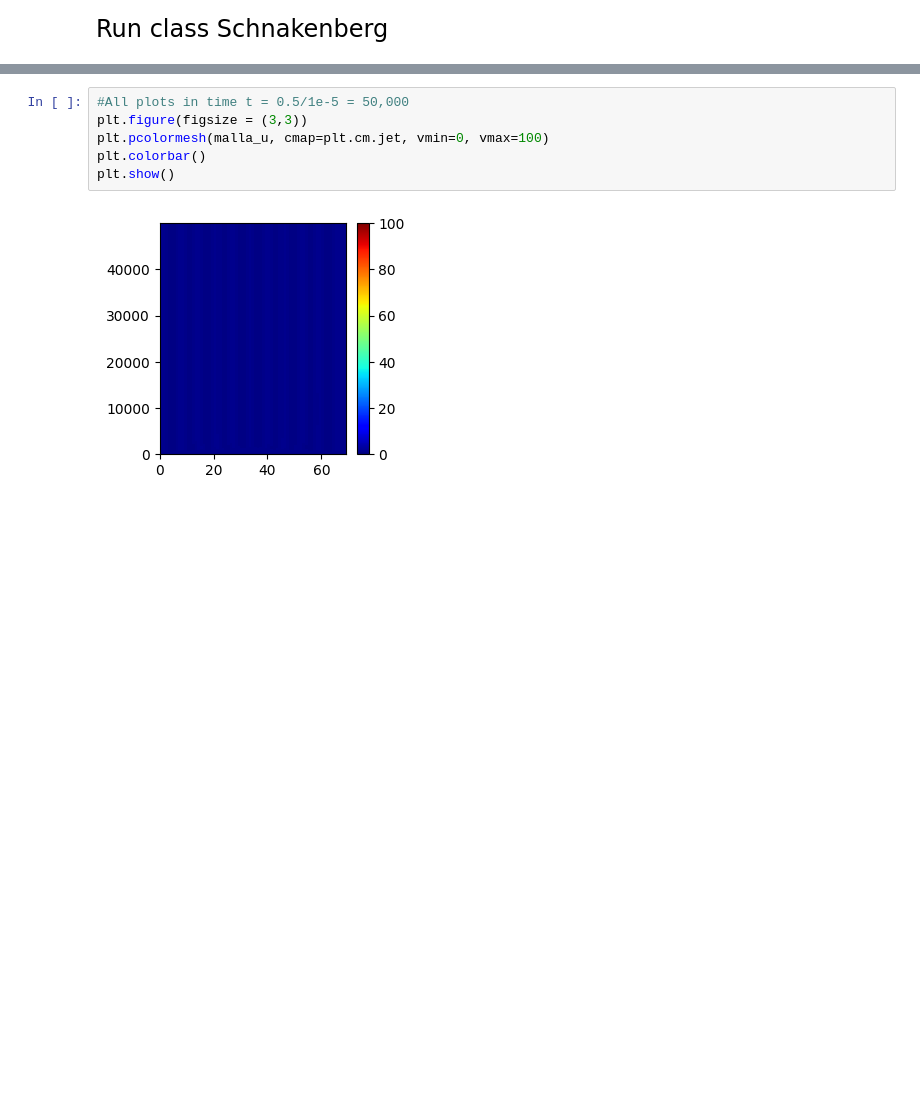
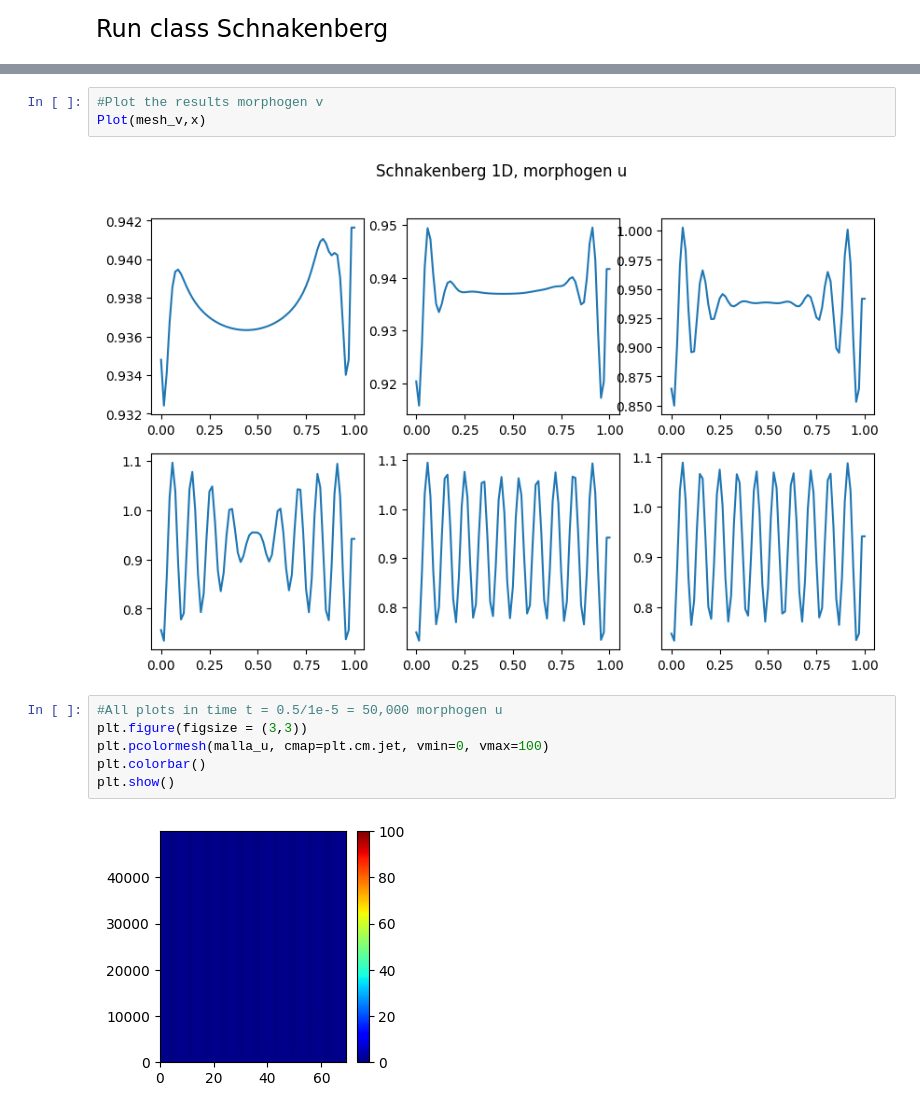
Before and after one commit to Miguel-neuron/Turing-Patterns-1D, a Jupyter notebook: Turing-Patterns-1D_.ipynb, the cells around one changed output, grey strips where cells are left out. Cells and saved outputs as stored; diff of their text form; blank space fills up the shorter version.

```diff
--- a/Turing-Patterns-1D_.ipynb
+++ b/Turing-Patterns-1D_.ipynb
@@ -112,5 +112,10 @@ Plot(mesh_u,x)
+# %%
+#Plot the results morphogen v
+Plot(mesh_v,x)
+# %% [output]
+[figure, added]
 # %%
-#All plots in time t = 0.5/1e-5 = 50,000
+#All plots in time t = 0.5/1e-5 = 50,000 morphogen u
 plt.figure(figsize = (3,3))
 plt.pcolormesh(malla_u, cmap=plt.cm.jet, vmin=0, vmax=100)
 plt.colorbar()
```
Also changed, not shown: parts of 4 cells of this notebook.
